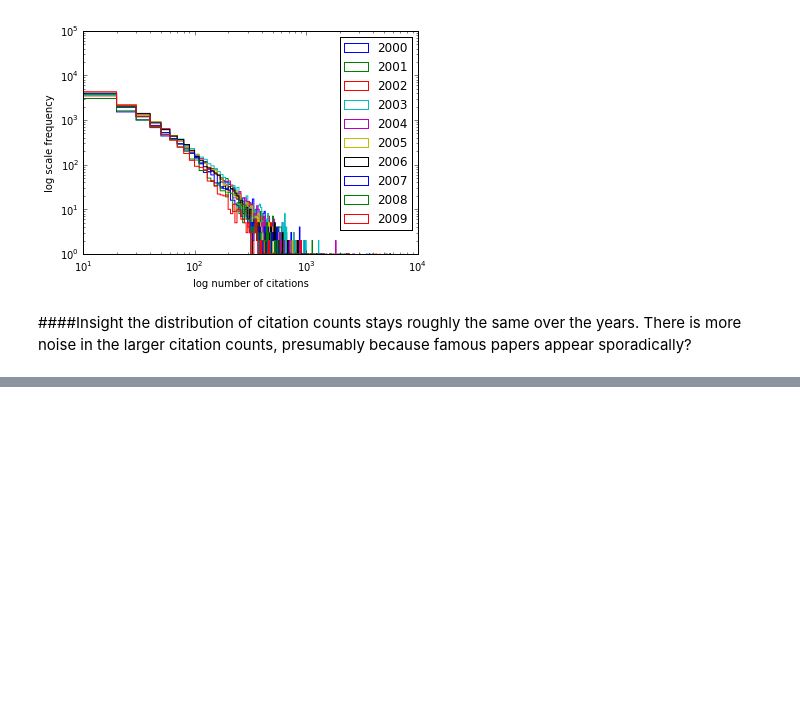
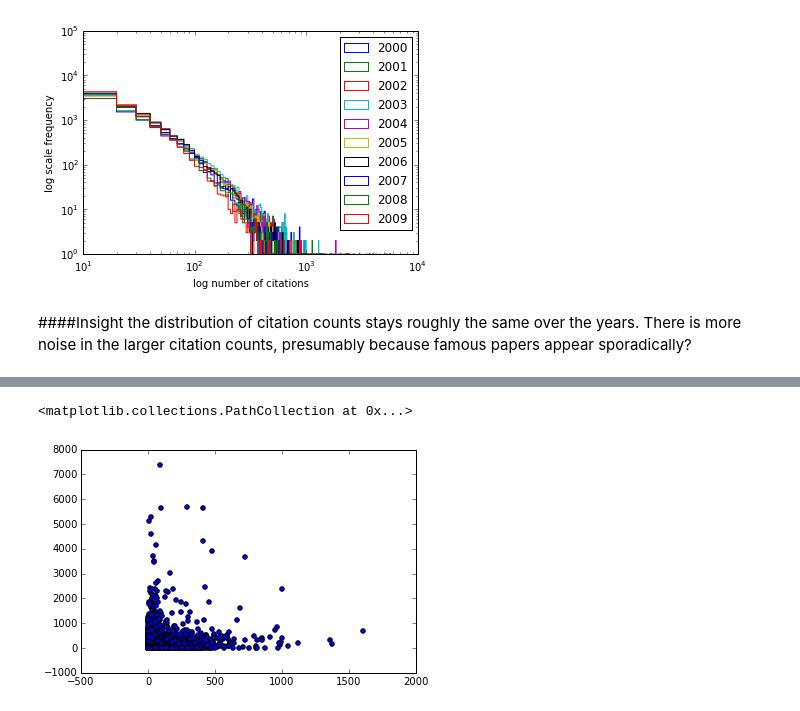
Before and after one commit to ahuja0007/team_citation, a Jupyter notebook: Exploratory2_sam.ipynb, the cells around one changed output, grey strips where cells are left out. Drawn from its saved outputs; the diff is of its cells as text; code cells hidden in the pictures; blank space fills up the shorter version.

```diff
--- a/Exploratory2_sam.ipynb
+++ b/Exploratory2_sam.ipynb
@@ -60,0 +146,22 @@ the distribution of citation counts stays roughly the same over the years. There
+# %%
+def ref_citation_count(include_years):
+    f=open('hep_records.json','r')
+    citation_author_counts=[]
+    for line in f:
+        response=json.loads(line)
+        try:
+            if response['creation_date'][:4] in included_years:
+                citation_author_counts.append((len(response['references']),len(response['citations'])))
+        except Exception as e:
+            #print response
+            #print e
+            continue
+    return citation_author_counts
+
+ref_cit=ref_citation_count(included_years)
+# %%
+r,c=zip(*ref_cit)
+plt.scatter(r,c)
+# %% [output]
+<matplotlib.collections.PathCollection at 0x...>
+[figure, added]
```
Also changed, not shown: parts of 7 cells of this notebook.
